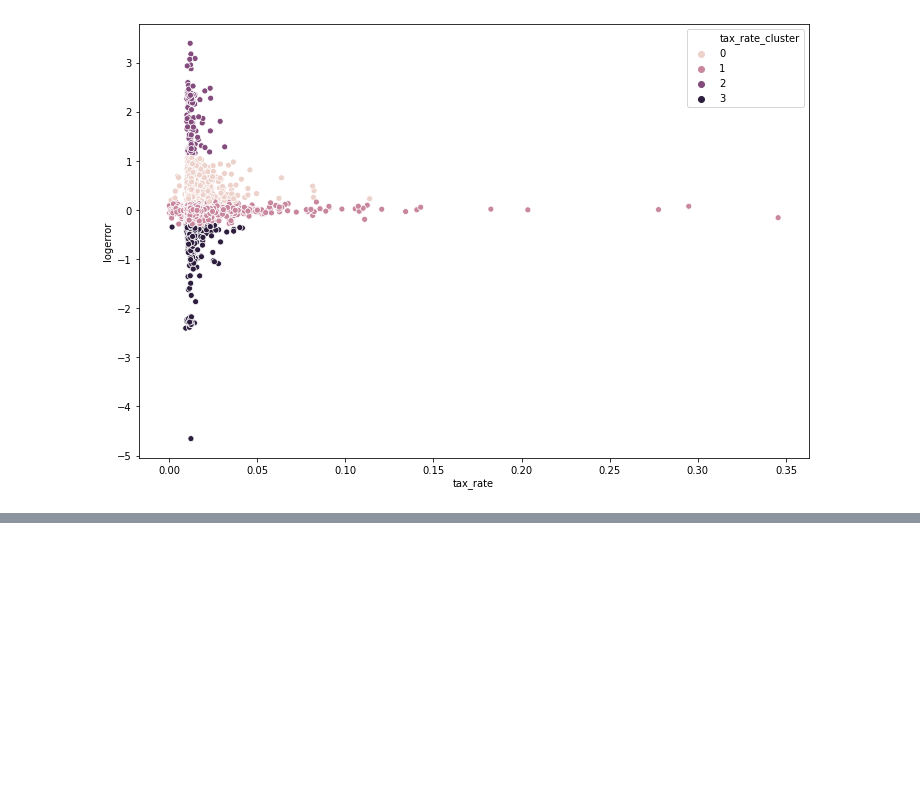
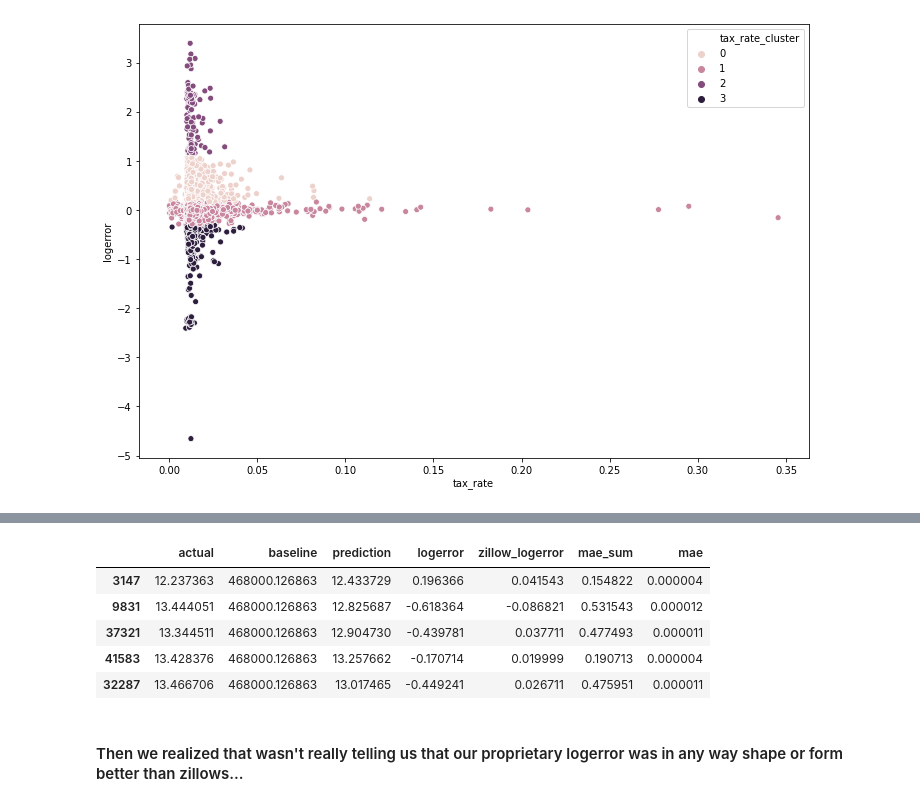
Before and after one commit to JD-Consulting/Zillow-Clustering, a Jupyter notebook: Final_Custering_Notebook.ipynb, the cells around one changed output, grey strips where cells are left out. Saved outputs shown, nothing was run; the diff lists cells and outputs as text; code cells hidden in the pictures; blank space fills up the shorter version.

```diff
--- a/Final_Custering_Notebook.ipynb
+++ b/Final_Custering_Notebook.ipynb
@@ -311,0 +346,4 @@ sns.scatterplot('scaled_lotsizesquarefeet', 'logerror', hue='lotsizesquarefeet_c
+# %%
+predictions = pd.DataFrame()
+predictions['actual'] = y_train['taxvaluedollarcnt']
+predictions['baseline'] = y_train.taxvaluedollarcnt.mean()
@@ -311,0 +352,7 @@ sns.scatterplot('scaled_lotsizesquarefeet', 'logerror', hue='lotsizesquarefeet_c
+# %%
+# initalize our object
+lm = LinearRegression()
+# fit our data
+lm.fit(X_train, y_train)
+# storing our predictions in this dataframe
+y_train_pred = lm.predict(X_train)
@@ -311,0 +362,10 @@ sns.scatterplot('scaled_lotsizesquarefeet', 'logerror', hue='lotsizesquarefeet_c
+# %%
+rmse_train = sqrt(mean_squared_error(y_train, y_train_pred))
+r2_train = r2_score(y_train, y_train_pred)
+
+y_pred_val = lm.predict(X_val)
+
+rmse_val = sqrt(mean_squared_error(y_val, y_pred_val))
+r2_val = r2_score(y_val, y_pred_val)
+# add our predictions to our predictions dataframe
+predictions['prediction'] = y_train_pred
@@ -311,0 +396,16 @@ sns.scatterplot('scaled_lotsizesquarefeet', 'logerror', hue='lotsizesquarefeet_c
+# %%
+lm_df = calculate_logerror('actual', 'prediction', predictions)
+lm_df['zillow_logerror'] = train['logerror']
+lm_df['mae_sum'] = abs(lm_df['zillow_logerror'] - lm_df['logerror'])
+lm_df['mae'] = lm_df['mae_sum'] / len(lm_df['zillow_logerror'])
+# %%
+lm_df.head()
+# %% [output]
+|  | actual | baseline | prediction | logerror | zillow_logerror | mae_sum | mae |
+| 3147 | 12.237363 | 468000.126863 | 12.433729 | 0.196366 | 0.041543 | 0.154822 | 0.000004 |
+| 9831 | 13.444051 | 468000.126863 | 12.825687 | -0.618364 | -0.086821 | 0.531543 | 0.000012 |
+| 37321 | 13.344511 | 468000.126863 | 12.904730 | -0.439781 | 0.037711 | 0.477493 | 0.000011 |
+| 41583 | 13.428376 | 468000.126863 | 13.257662 | -0.170714 | 0.019999 | 0.190713 | 0.000004 |
+| 32287 | 13.466706 | 468000.126863 | 13.017465 | -0.449241 | 0.026711 | 0.475951 | 0.000011 |
+# %% [markdown]
+#### Then we realized that wasn't really telling us that our proprietary logerror was in any way shape or form better than zillows...
```
Also changed, not shown: parts of 74 cells of this notebook, 3 other files.
